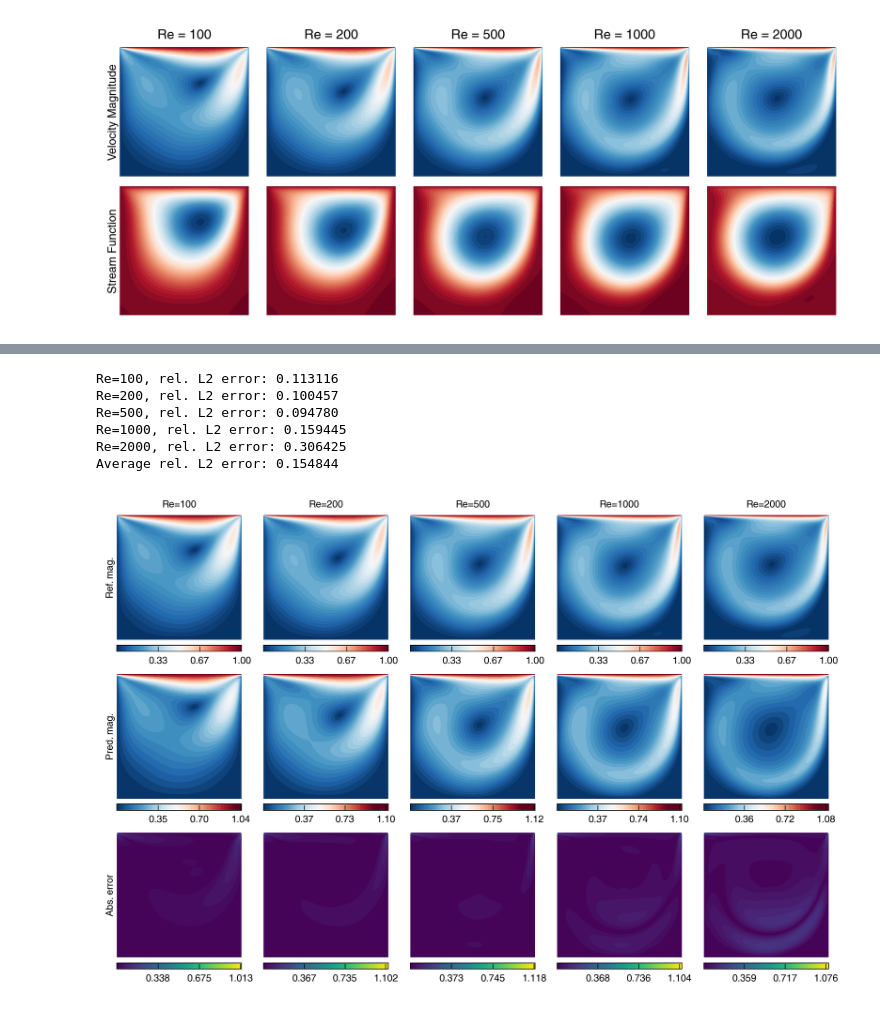
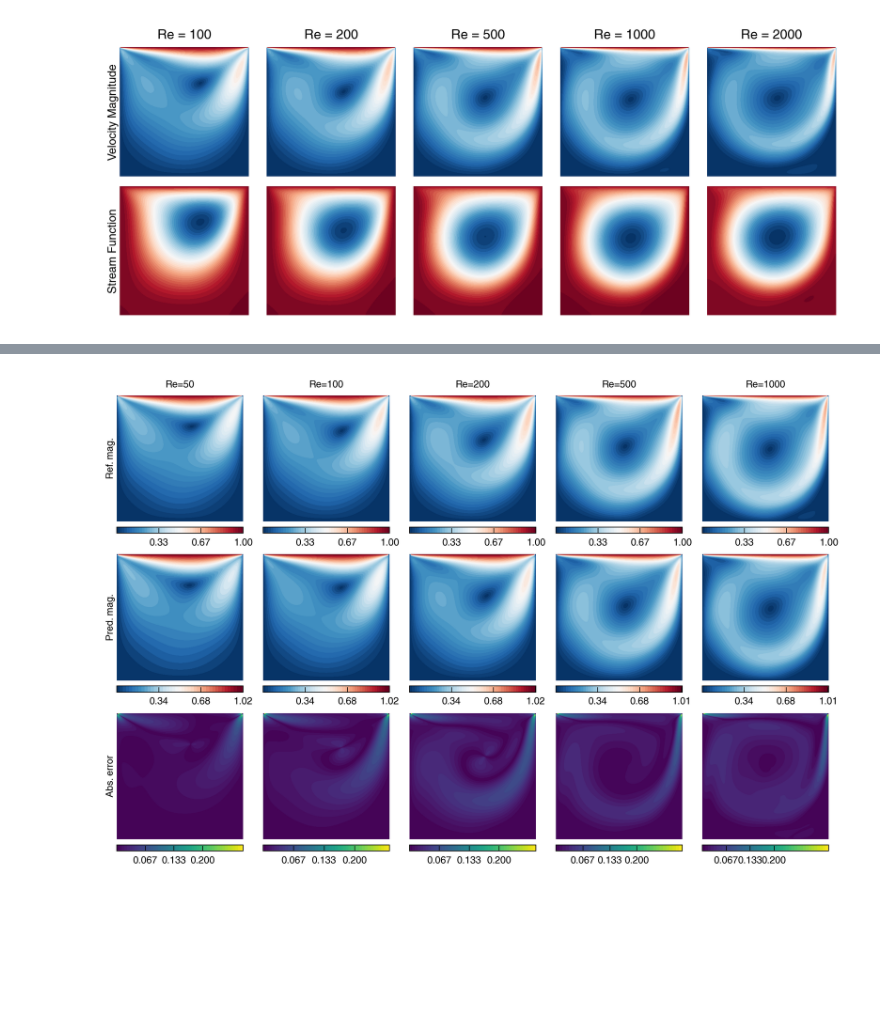
Before and after one commit to NanxiiChen/PI-CViT, a Jupyter notebook: ldc/eval.ipynb, the cells around one changed output, grey strips where cells are left out. Saved outputs shown, nothing was run; the diff lists cells and outputs as text; code cells hidden in the pictures; blank space fills up the shorter version.

```diff
--- a/ldc/eval.ipynb
+++ b/ldc/eval.ipynb
@@ -142,7 +142,11 @@ model_params = configs.model_params
 # })
 
 # weight = "/root/autodl-tmp/tf-logs/ldc/cvit/20260126-165653/model_epoch_8000.eqx"
-weight = "/root/autodl-tmp/tf-logs/ldc/cvit/baseline-0126-renold100_2000/model_epoch_20000.eqx"
+# weight = "/root/autodl-tmp/tf-logs/ldc/cvit/baseline-0126-renold100_2000/model_epoch_20000.eqx"
+# weight = "/root/autodl-tmp/tf-logs/ldc/cvit/baseline-0127-reynold50_1000-linearsampling/model_epoch_26000.eqx"
+# weight = "/root/autodl-tmp/tf-logs/ldc/cvit/baseline-0127-reynold50_1000-logspacesampling/model_epoch_30000.eqx"
+weight = "/root/autodl-tmp/tf-logs/ldc/cvit/baseline-0127-reynold50_1000-schedual_free/model_epoch_20000.eqx"
+
 
 
 model_skeleton = CViT(
@@ -184,0 +198,7 @@ mask = (X > 1 - eps) & (Y > 1 - eps) | (X < eps) & (Y > 1 - eps)
+# %%
+# Re-wise l2 error
+l2_per_re = jnp.sqrt(jnp.mean((sols - ref_data)**2, axis=(-1, -2))) / jnp.sqrt(jnp.mean(ref_data**2, axis=(-1, -2)))
+l2_per_re = jnp.mean(l2_per_re, axis=1)
+fig, ax = plt.subplots(figsize=(3, 2))
+ax.plot(target_reynold[:, 0], l2_per_re, marker="o")
+ax.set_xlabel("Reynolds Number")
@@ -185,7 +208,4 @@ mask = (X > 1 - eps) & (Y > 1 - eps) | (X < eps) & (Y > 1 - eps)
 # %%
-data_dir = configs.data_dir
-
-
 fig, axes = plt.subplots(
     nrows=3,
     ncols=B,
@@ -193,22 +213,11 @@ fig, axes = plt.subplots(
     subplot_kw={"aspect": "equal",},
 )
 
-total_l2 = 0
 for i, this_reynold in enumerate(target_reynold):
     ax = axes[0, i]
     ax.set_axis_off()
-    ref_data = jnp.load(
-        f"{data_dir}/flow_fields_Re{int(this_reynold[0])}_N128.npz"
-    )
-    ref_u = ref_data["u"]  # (H, W)
-    ref_v = ref_data["v"]  # (H, W)
-    ref_speed = jnp.sqrt(ref_u**2 + ref_v**2)  # (H, W)
 
-    # ! mask singularities
-    # ref_u = jnp.where(mask, 0.0, ref_u)
-    # ref_v = jnp.where(mask, 0.0, ref_v)
-    # ref_speed = jnp.where(mask, 0.0, ref_speed)
-
+    ref_speed = jnp.sqrt(ref_data[i, 0, :, :]**2 + ref_data[i, 1, :, :]**2)
     ref_cont = ax.contourf(
         X, Y, ref_speed, levels=50, cmap="RdBu_r",
         vmin=0, vmax=1.0
@@ -223,55 +232,42 @@ for i, this_reynold in enumerate(target_reynold):
 
     ax = axes[1, i]
     ax.set_axis_off()
+    speed = jnp.sqrt(sols[i, 0, :, :]**2 + sols[i, 1, :, :]**2)
     pred_cont = ax.contourf(
-        X, Y, speed[i], levels=50, cmap="RdBu_r",
+        X, Y, speed, levels=50, cmap="RdBu_r",
         vmin=0, vmax=1.0
     )
     fig.colorbar(pred_cont, ax=ax, fraction=0.046, pad=0.04, orientation="horizontal",
-                 format="%.2f", ticks=jnp.linspace(0, jnp.max(speed[i]), num=4)[1:])
+                 format="%.2f", ticks=jnp.linspace(0, jnp.max(speed), num=4)[1:])
 
     ax = axes[2, i]
     ax.set_axis_off()
-    diff = jnp.abs(ref_speed - speed[i])
+    diff = jnp.abs(ref_speed - speed)
     diff_cont = ax.contourf(X, Y, diff, levels=50, cmap="viridis",)
     colorbar = fig.colorbar(
         diff_cont, ax=ax, fraction=0.046, pad=0.04, orientation="horizontal",
-        format="%.3f", ticks=jnp.linspace(0, jnp.max(diff), num=4)[1:]
+        format="%.3f", ticks=jnp.linspace(0, 0.2, num=4)[1:]
     )
 
     if i == 0:
         axes[0, i].text(
             -0.05, 0.5, "Ref. mag.",
             transform=axes[0, i].transAxes,
             rotation=90, ha="center", va="center",
         )
         axes[1, i].text(
             -0.05, 0.5, "Pred. mag.",
             transform=axes[1, i].transAxes,
             rotation=90, ha="center", va="center",
         )
         axes[2, i].text(
             -0.05, 0.5, "Abs. error",
             transform=axes[2, i].transAxes,
             rotation=90, ha="center", va="center",
         )
-
-    # this_l2 = jnp.sqrt(jnp.mean(diff**2)) / jnp.sqrt(jnp.mean(ref_speed**2))
-    this_l2_u = jnp.sqrt(jnp.mean((ref_u - u[i])**2)) / jnp.sqrt(jnp.mean(ref_u**2))
-    this_l2_v = jnp.sqrt(jnp.mean((ref_v - v[i])**2)) / jnp.sqrt(jnp.mean(ref_v**2))
-    this_l2 = (this_l2_u + this_l2_v) / 2
-    total_l2 += this_l2 / B
-    print(f"Re={int(this_reynold[0])}, rel. L2 error: {this_l2:.6f}")
-print(f"Average rel. L2 error: {total_l2:.6f}")
 fig.tight_layout()
 # %% [output]
-Re=100, rel. L2 error: 0.113116
-Re=200, rel. L2 error: 0.100457
-Re=500, rel. L2 error: 0.094780
-Re=1000, rel. L2 error: 0.159445
-Re=2000, rel. L2 error: 0.306425
-Average rel. L2 error: 0.154844
-[figure, old version]
+[figure, new version]
 # %%
 x = jnp.linspace(0, 1, Nx)
 y = jnp.linspace(0, 1, Ny)
```
Also changed, not shown: parts of 8 cells of this notebook, 5 other files.
